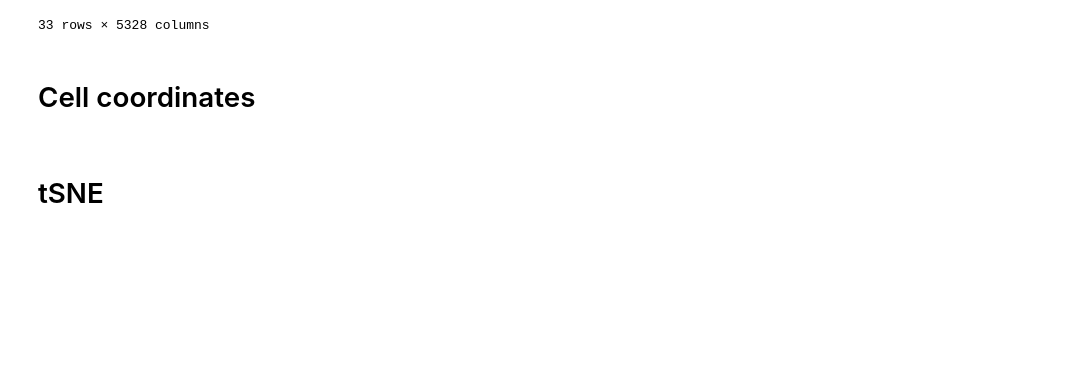
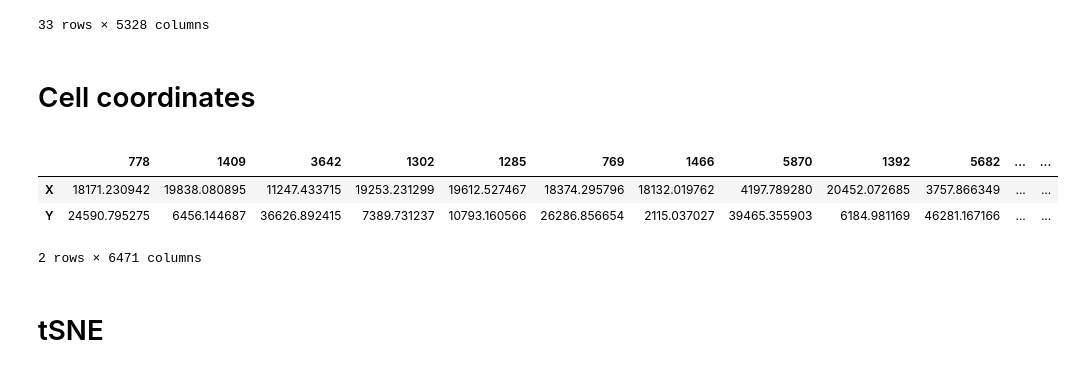
Before and after one commit to linnarsson-lab/osmFISH_celltype_analysis, a Jupyter notebook: osmFISH_Cell_Type_Analysis.ipynb, the cells around one changed output. Saved outputs shown, nothing was run; the diff lists cells and outputs as text; code cells hidden in the pictures; blank space fills up the shorter version.

```diff
--- a/osmFISH_Cell_Type_Analysis.ipynb
+++ b/osmFISH_Cell_Type_Analysis.ipynb
@@ -58,3 +60,6 @@ from itertools import permutations as permute
+# %%
+#Insert the correct path here:
+file_name = 'osmFISH_SScortex_mouse_all_cells.loom'
 # %% [markdown]
 # Functions
 <a id='func'></a>
@@ -930,9 +967,3 @@ def neighbour_distances(df, df_coordinates, labels, unit='pix', pixel_size=None,
 # %% [markdown]
 ## Import Loom File with raw osmFISH expression data
 <a id='iloom'></a>
-# %%
-#Insert the path here:
-file_name = '/osmFISH_SScortex_mouse_all_cells.loom'
-
-ds = loompy.connect(file_name)
-ds
@@ -1018,8 +1053,14 @@ df_osmfish_totmol
 <a id='coord'></a>
 # %%
 #Load the cell coordinates into a Pandas Dataframe. Units are pixels
-tSNE_data = np.stack((ds.ca.X, ds.ca.Y))
-df_coordinates = pd.DataFrame(data = tSNE_data, index=['X', 'Y'], columns=ds.ca.CellID)
+coordinates = np.stack((ds.ca.X, ds.ca.Y))
+df_coordinates = pd.DataFrame(data = coordinates, index=['X', 'Y'], columns=ds.ca.CellID)
+df_coordinates
+# %% [output]
+|  | 778 | 1409 | 3642 | 1302 | 1285 | 769 | 1466 | 5870 | 1392 | 5682 | ... | ... |
+| X | 18171.230942 | 19838.080895 | 11247.433715 | 19253.231299 | 19612.527467 | 18374.295796 | 18132.019762 | 4197.789280 | 20452.072685 | 3757.866349 | ... | ... |
+| Y | 24590.795275 | 6456.144687 | 36626.892415 | 7389.731237 | 10793.160566 | 26286.856654 | 2115.037027 | 39465.355903 | 6184.981169 | 46281.167166 | ... | ... |
+2 rows × 6471 columns
 # %% [markdown]
 # tSNE
 <a id='tsne'></a>
```
Also changed, not shown: parts of 8 cells of this notebook.
